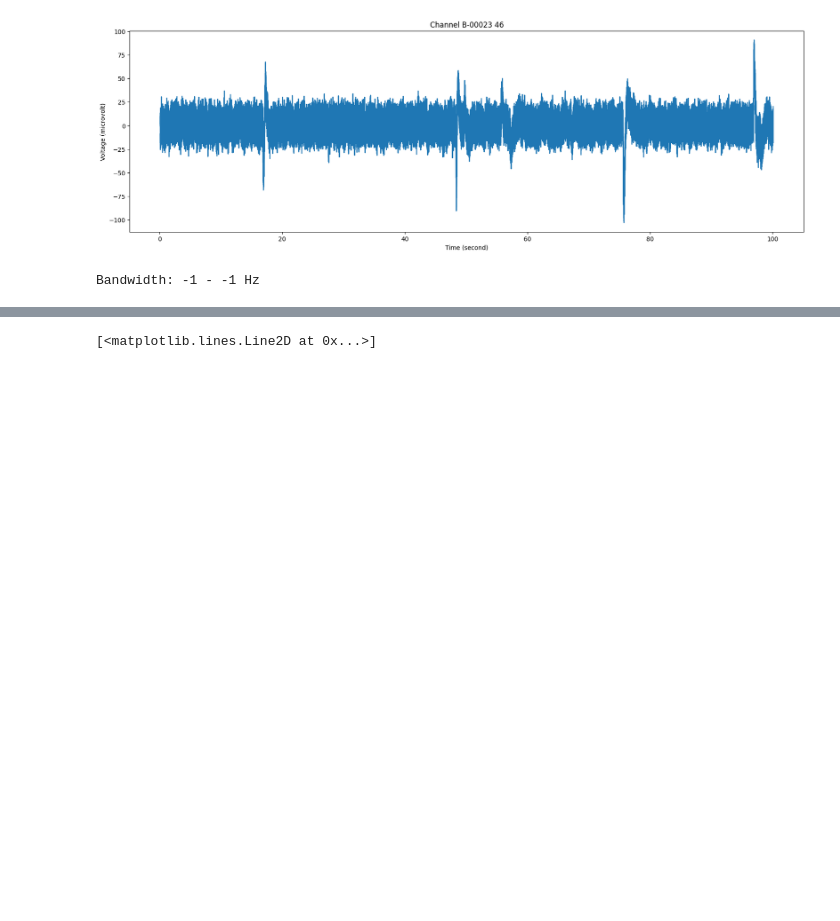
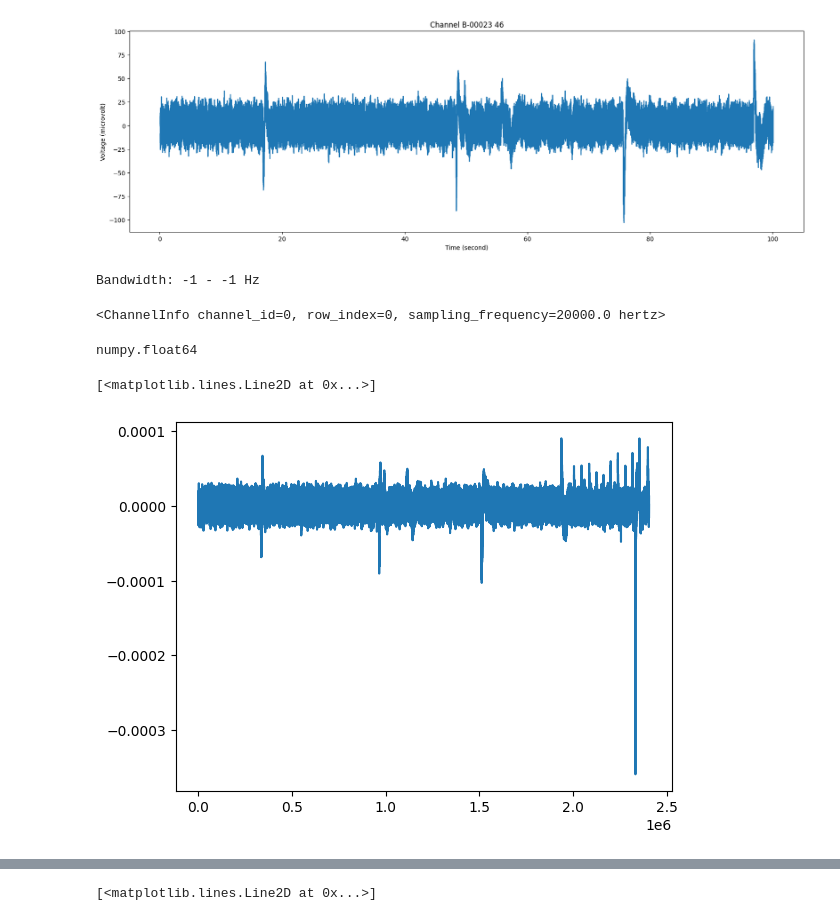
Before and after one commit to inesstsarah/scilifelab_mcs_organoid_analysis, a Jupyter notebook: signal_analysis_mcs.ipynb, the cells around one changed output, grey strips where cells are left out. Drawn from its saved outputs; the diff is of its cells as text; code cells hidden in the pictures; blank space fills up the shorter version.

```diff
--- a/jupyter-notebooks/signal_analysis_mcs.ipynb
+++ b/signal_analysis_mcs.ipynb
@@ -243,0 +243,9 @@ signal.astype('int16').tofile("testing.bin")
+# %%
+electrode_stream.channel_infos[0]
+fs = (getattr(electrode_stream.channel_infos[0], 'sampling_frequency'))
+# %% [output]
+<ChannelInfo channel_id=0, row_index=0, sampling_frequency=20000.0 hertz>
+# %%
+type(fs.magnitude)
+# %% [output]
+numpy.float64
@@ -243,0 +255,5 @@ signal.astype('int16').tofile("testing.bin")
+# %%
+plt.plot(signal)
+# %% [output]
+[<matplotlib.lines.Line2D at 0x...>]
+[figure, added]
```
Also changed, not shown: parts of 13 cells of this notebook, 7 other files.
